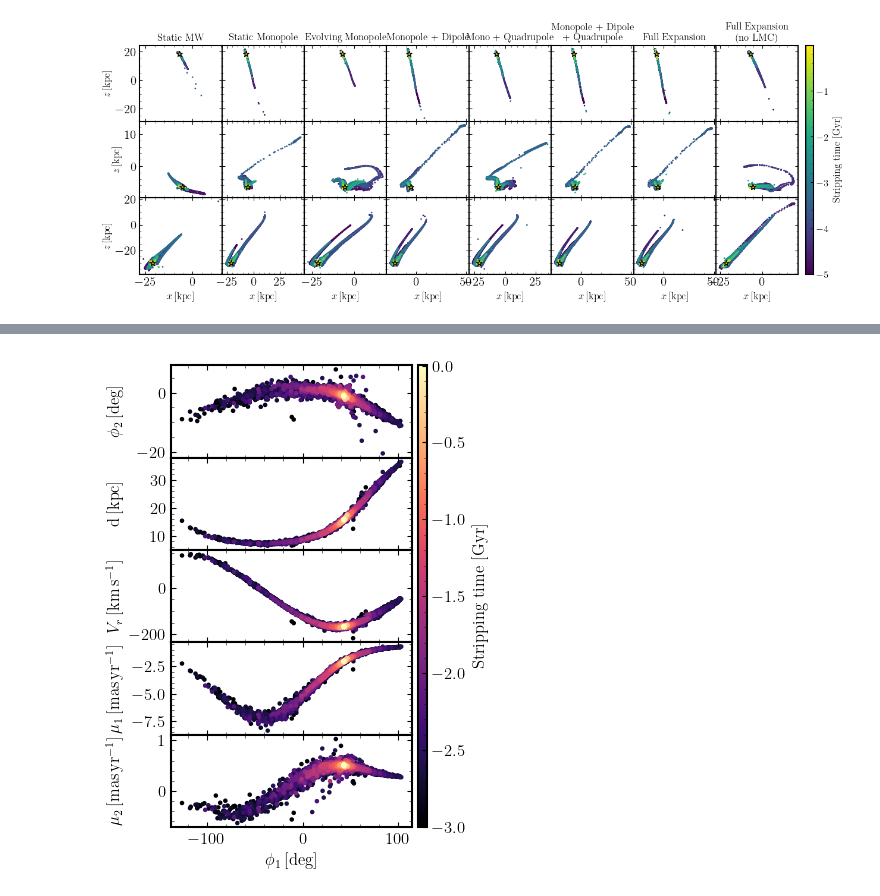
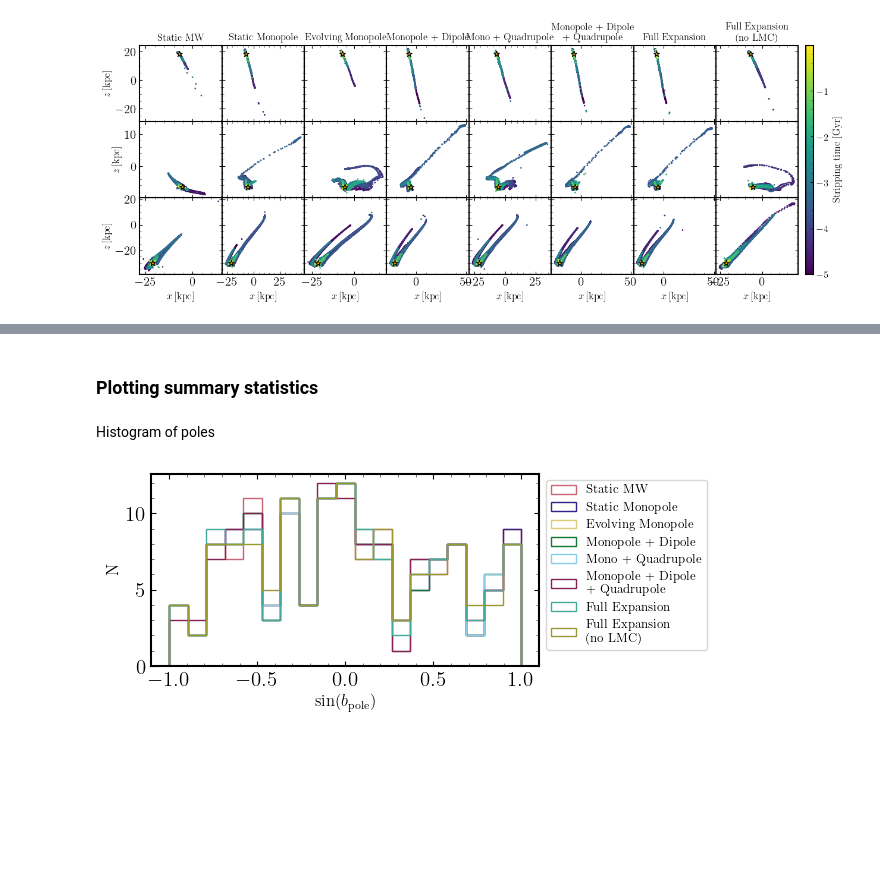
Before and after one commit to dc-broo3/oceanus, a Jupyter notebook: analysis/streamgenerator.ipynb, the cells around one changed output, grey strips where cells are left out. Drawn from its saved outputs; the diff is of its cells as text; code cells hidden in the pictures; blank space fills up the shorter version.

```diff
--- a/analysis/streamgenerator.ipynb
+++ b/analysis/streamgenerator.ipynb
@@ -736,35 +660,2 @@ fig_observables.align_labels()
-# %%
-fig_observables, ax = plt.subplots(5,1, sharex='col', sharey='row', figsize=(3.75,6))
-
-for i in range(5):
-    ax[i].tick_params(labelsize=12)
-plt.subplots_adjust(hspace=0, wspace=0.)
-
-# phi1 vs phi2
-plot= ax[0].scatter(gc_trans_rc_gd.phi1, gc_trans_rc_gd.phi2,s=5, c=start_times_gd, rasterized=True)
-ax[0].set_ylabel('$\phi_{2}\,[\mathrm{deg}]$')
-
-# phi1 vs distance
-ax[1].scatter(gc_trans_rc_gd.phi1, gc_trans_rc_gd.distance,s=5, c=start_times_gd,  rasterized=True)
-ax[1].set_ylabel('$\mathrm{d}\,[\mathrm{kpc}]$')
-
-# phi1 vs Vr
-ax[2].scatter(gc_trans_rc_gd.phi1, gc_trans_rc_gd.radial_velocity, s=5,c=start_times_gd, rasterized=True)
-ax[2].set_ylabel('$V_{r}\,[\mathrm{km}\,\mathrm{s}^{-1}]$')
-
-# phi1 vs pm1
-ax[3].scatter(gc_trans_rc_gd.phi1, gc_trans_rc_gd.pm_phi1_cosphi2,s=5, c=start_times_gd, rasterized=True)
-ax[3].set_ylabel('$\mu_{1}\,[\mathrm{mas}\,\mathrm{yr}^{-1}]$')
-
-ax[4].scatter(gc_trans_rc_gd.phi1, gc_trans_rc_gd.pm_phi2, s=5,c=start_times_gd, rasterized=True)
-ax[4].set_xlabel('$\phi_{1}\,[\mathrm{deg}]$')
-ax[4].set_ylabel('$\mu_{2}\,[\mathrm{mas}\,\mathrm{yr}^{-1}]$')
-
-
-cb = fig_observables.colorbar(plot,  ax=ax, location='right', aspect=50, pad=0.02)
-cb.set_label(r'Stripping time [Gyr]')
-cb.ax.tick_params(labelsize=12)
-
-fig_observables.align_labels()
-# %% [output]
-[figure, removed]
+# %% [markdown]
+### Plotting summary statistics
@@ -770,0 +716,39 @@ fig_observables.align_labels()
+# %% [markdown]
+Histogram of poles
+# %%
+path = '/mnt/ceph/users/rbrooks/oceanus/analysis/stream-runs/combined-files/'
+def pole_hist(path, plotname, savefig=False):
+
+    potentials = list(['static-mwh-only.hdf5','rm-MWhalo-full-MWdisc-full-LMC.hdf5', 'em-MWhalo-full-MWdisc-full-LMC.hdf5', 'md-MWhalo-full-MWdisc-full-LMC.hdf5', \
+                       'mq-MWhalo-full-MWdisc-full-LMC.hdf5', 'mdq-MWhalo-full-MWdisc-full-LMC.hdf5', 'Full-MWhalo-MWdisc-LMC.hdf5', \
+                       'full-MWhalo-full-MWdisc-no-LMC.hdf5'])
+    # potentials = list(['static-mwh-only.hdf5', 'Full-MWhalo-MWdisc-LMC.hdf5','full-MWhalo-full-MWdisc-no-LMC.hdf5'])
+    labels = list(['Static MW','Static Monopole', 'Evolving Monopole', 'Monopole + Dipole', 'Mono + Quadrupole', \
+                      'Monopole + Dipole \n + Quadrupole', 'Full Expansion', 'Full Expansion \n (no LMC)'])
+    # labels = list(['Static MW', 'Full Expansion', 'Full Expansion \n (no LMC)'])
+
+    fig, ax = plt.subplots(1,1, figsize=(5,2.5))
+
+    Nstreams = 128
+    for j in range(len(potentials)):
+        data_path = pathlib.Path(path) / potentials[j]
+        pole_b = []
+        for i in range(Nstreams):
+            with h5py.File(data_path,'r') as file:
+
+                pole_b.append(np.nanmedian(np.array(file['stream_{}'.format(i)]['pole_b'])[-1]))
+
+        sinb = np.sin((pole_b*u.deg).to(u.rad)).value
+        plt.sca(ax)
+        plt.hist(sinb, bins=np.linspace(-1,1,20), histtype='step', fill=False, label=labels[j])
+
+    plt.xlabel('$\sin(b_{\mathrm{pole}})$')
+    plt.ylabel('N')
+    plt.legend(bbox_to_anchor=(1.45,1.), fontsize=9)
+
+    if savefig==True:
+        plt.savefig('/mnt/ceph/users/rbrooks/oceanus/analysis/figures/{}'.format(plotname))
+# %%
+pole_hist(path, 'name', False)
+# %% [output]
+[figure, added]
```
Also changed, not shown: parts of 23 cells of this notebook.
